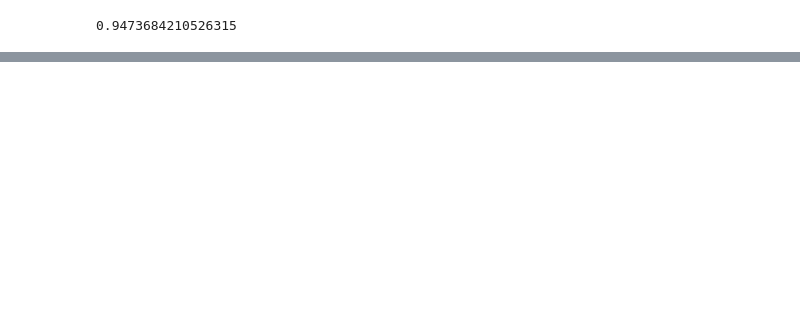
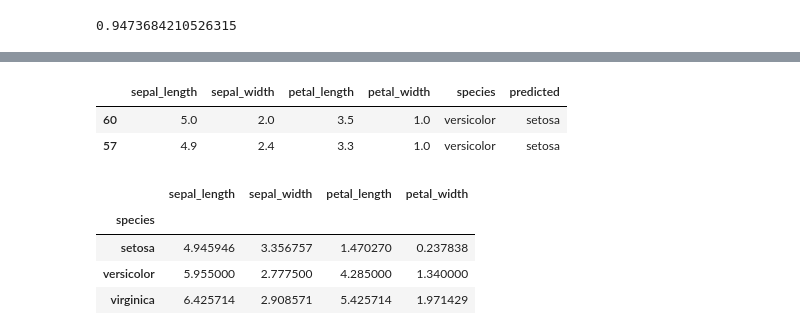
Before and after one commit to wojtekpogo/emerging-technologies, a Jupyter notebook: Labs/iris-classification/iris-classification.ipynb, the cells around one changed output, grey strips where cells are left out. Cells and saved outputs as stored; diff of their text form; code cells hidden in the pictures; blank space fills up the shorter version.

```diff
--- a/Labs/iris-classification/iris-classification.ipynb
+++ b/Labs/iris-classification/iris-classification.ipynb
@@ -343,0 +365,17 @@ lre.score(test[['sepal_length', 'petal_width']], test['species'])
+# %%
+# Show the misclassified data.
+misclass = test[test['predicted'] != test['species']] #rows in the test dataframe where predicted column does not equal species column
+misclass
+# %% [output]
+|  | sepal_length | sepal_width | petal_length | petal_width | species | predicted |
+| 60 | 5.0 | 2.0 | 3.5 | 1.0 | versicolor | setosa |
+| 57 | 4.9 | 2.4 | 3.3 | 1.0 | versicolor | setosa |
+# %%
+# Eyeball the descriptive statistics for the species.
+train.groupby('species').mean()
+# %% [output]
+|  | sepal_length | sepal_width | petal_length | petal_width |
+| species |  |  |  |  |
+| setosa | 4.945946 | 3.356757 | 1.470270 | 0.237838 |
+| versicolor | 5.955000 | 2.777500 | 4.285000 | 1.340000 |
+| virginica | 6.425714 | 2.908571 | 5.425714 | 1.971429 |
```
Also changed, not shown: parts of 40 cells of this notebook.
